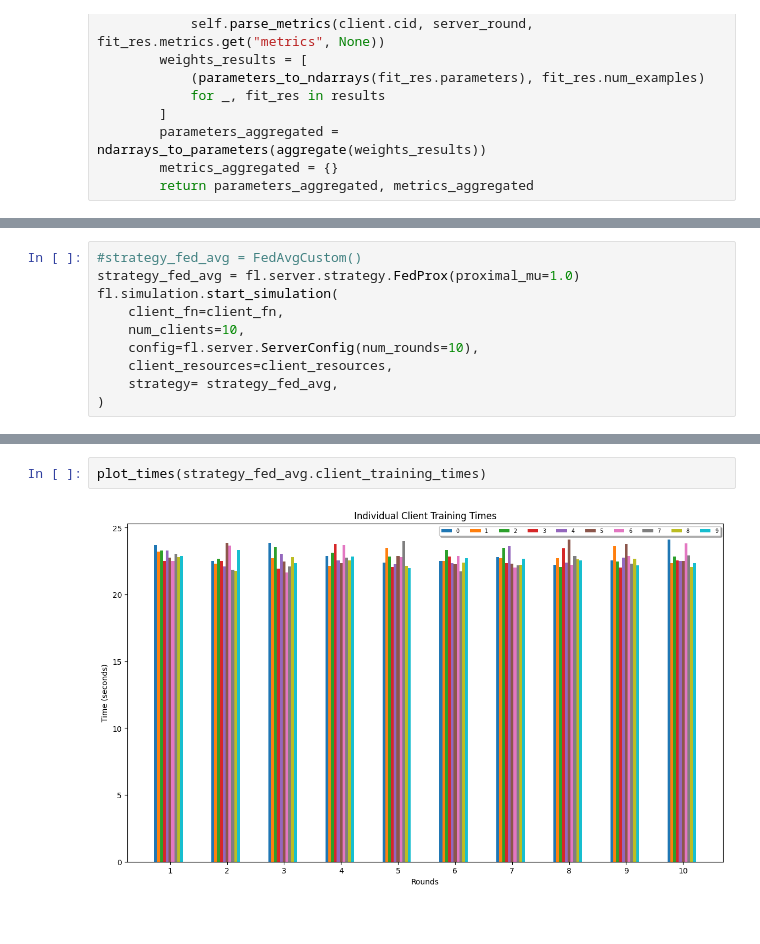
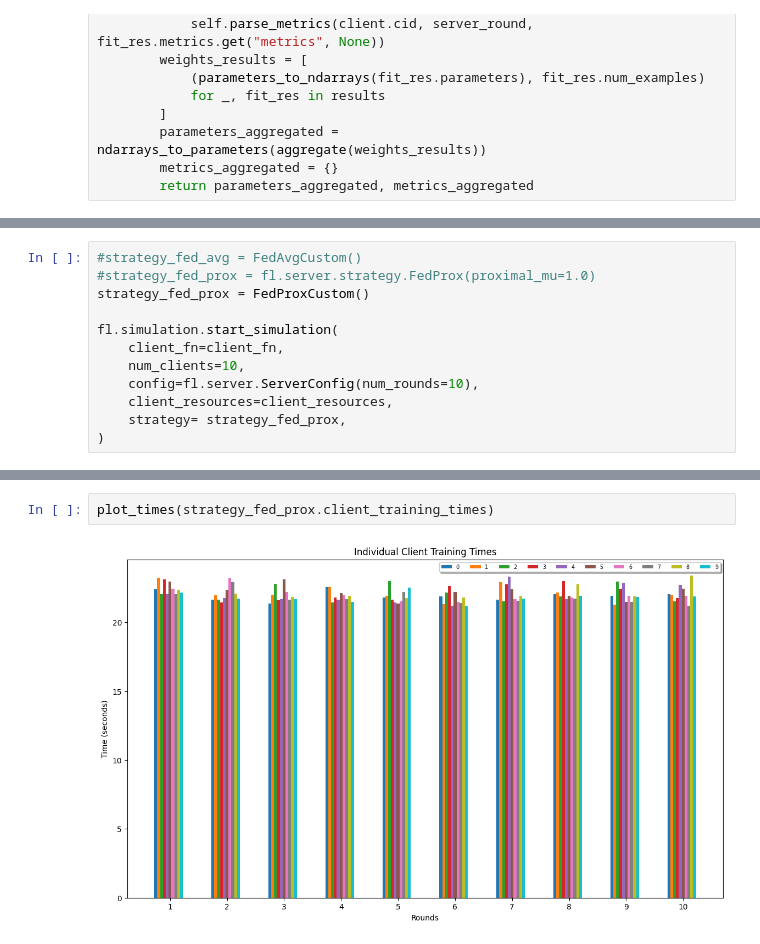
Before and after one commit to vipulhld001/flower, a Jupyter notebook: MyStrat/ftatime FEDPROX.ipynb, the cells around one changed output, grey strips where cells are left out. Cells and saved outputs as stored; diff of their text form.

Commit message:
FED PROX CIFAR10 DONE and Plotted

```diff
--- a/MyStrat/ftatime FEDPROX.ipynb
+++ b/MyStrat/ftatime FEDPROX.ipynb
@@ -668,12 +710,14 @@ from flwr.server.strategy import FedProx
 # %%
 #strategy_fed_avg = FedAvgCustom()
-strategy_fed_avg = fl.server.strategy.FedProx(proximal_mu=1.0)
+#strategy_fed_prox = fl.server.strategy.FedProx(proximal_mu=1.0)
+strategy_fed_prox = FedProxCustom()
+
 fl.simulation.start_simulation(
     client_fn=client_fn,
     num_clients=10,
     config=fl.server.ServerConfig(num_rounds=10),
     client_resources=client_resources,
-    strategy= strategy_fed_avg,
+    strategy= strategy_fed_prox,
 )
 # %% [output]
 INFO :      Starting Flower simulation, config: num_rounds=10, no round_timeout
@@ -853,4 +897,4 @@ AttributeError: 'FedProx' object has no attribute 'client_metrics'
 # %%
-plot_times(strategy_fed_avg.client_training_times)
+plot_times(strategy_fed_prox.client_training_times)
 # %% [output]
-[figure, old version]
+[figure, new version]
```
Also changed, not shown: parts of 6 cells of this notebook.
